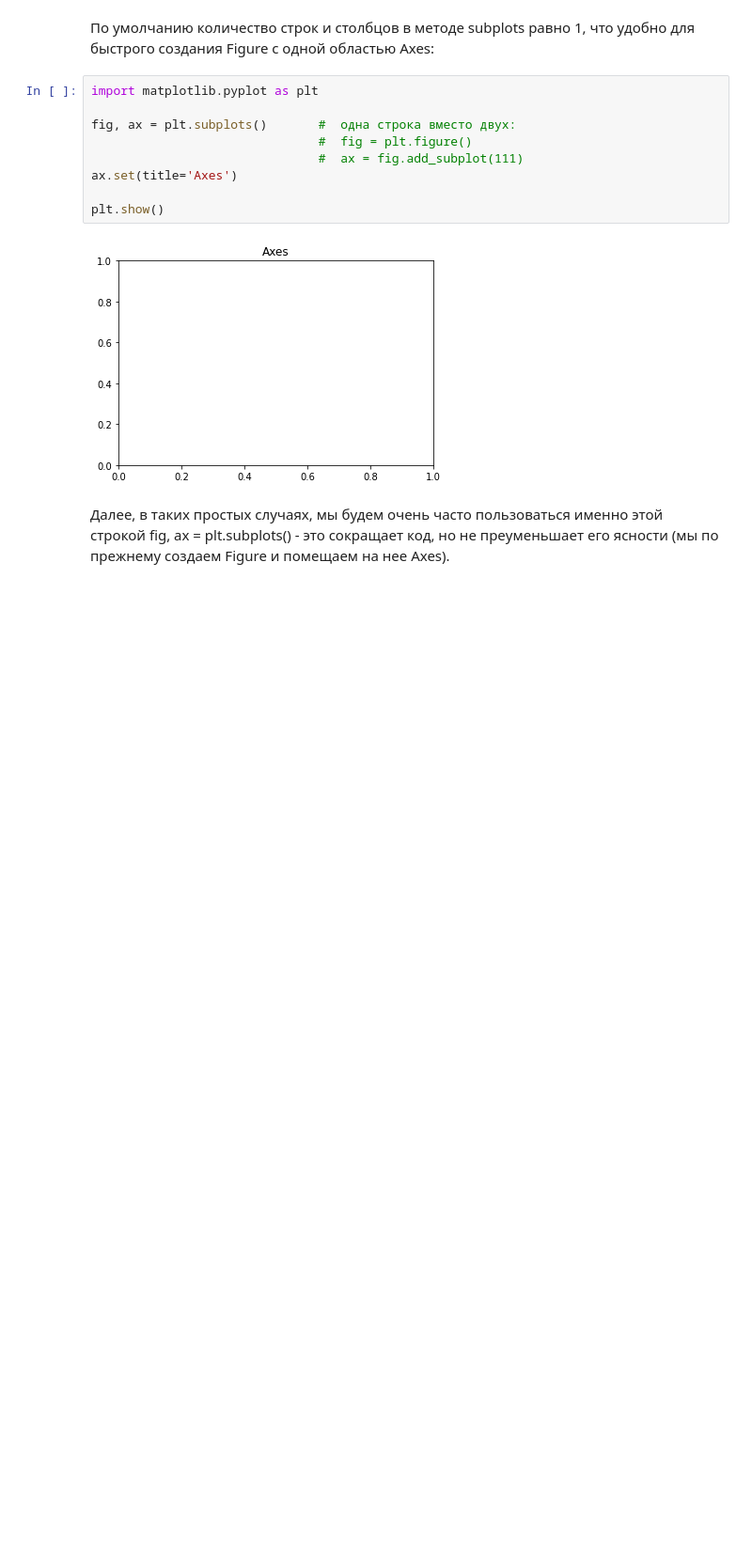
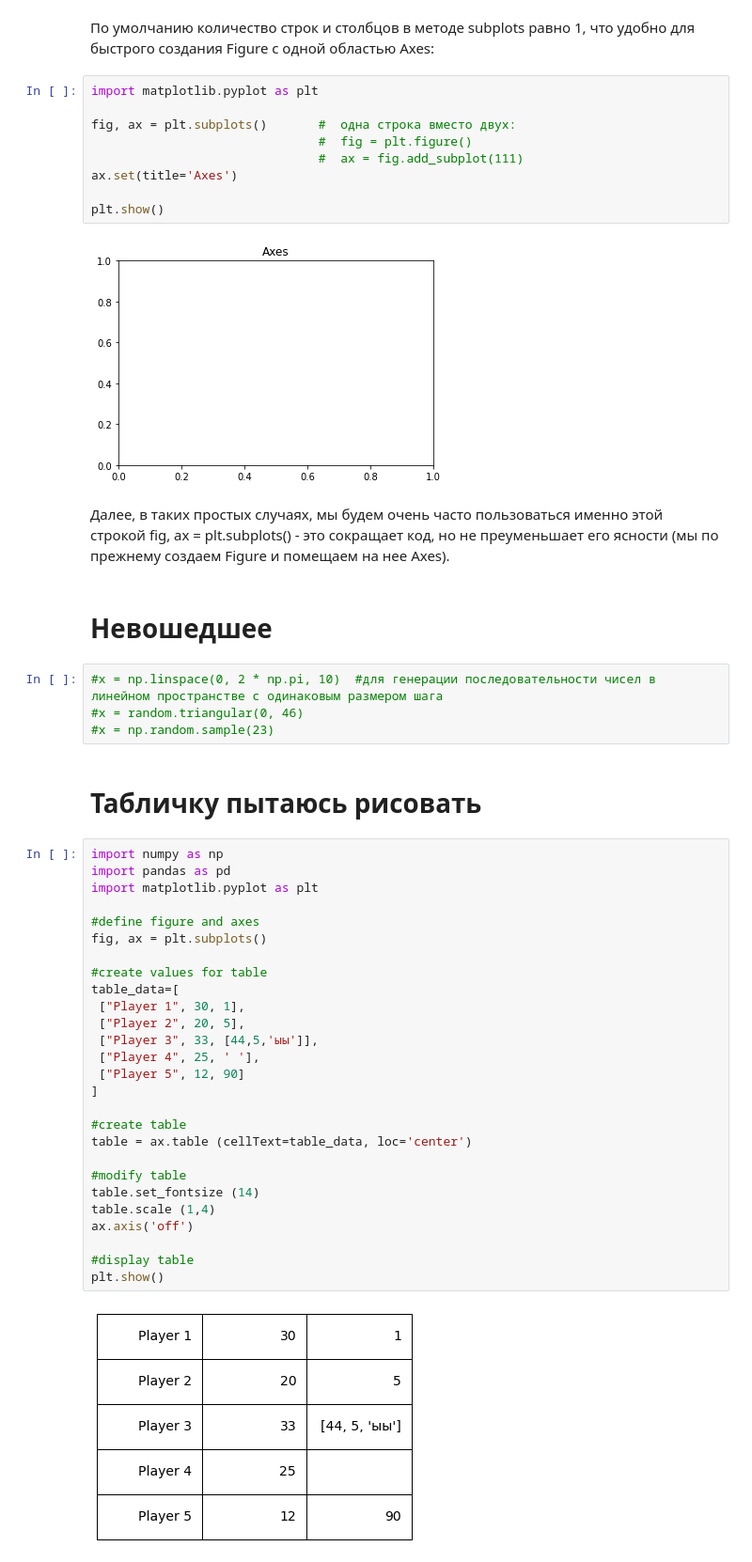
Before and after one commit to PolyanskayaP/FMMRAZ_6sem, a Jupyter notebook: prob_FMMRAZ.ipynb, the cells around one changed output. Shown at 94% size. Cells and saved outputs as stored; diff of their text form; blank space fills up the shorter version.

```diff
--- a/prob_FMMRAZ.ipynb
+++ b/prob_FMMRAZ.ipynb
@@ -240,3 +242,40 @@ plt.show()
 [figure]
 # %% [markdown]
 Далее, в таких простых случаях, мы будем очень часто пользоваться именно этой строкой fig, ax = plt.subplots() - это сокращает код, но не преуменьшает его ясности (мы по прежнему создаем Figure и помещаем на нее Axes).
+# %% [markdown]
+# Невошедшее
+# %%
+#x = np.linspace(0, 2 * np.pi, 10)  #для генерации последовательности чисел в линейном пространстве с одинаковым размером шага
+#x = random.triangular(0, 46)
+#x = np.random.sample(23)
+# %% [markdown]
+# Табличку пытаюсь рисовать
+# %%
+import numpy as np
+import pandas as pd
+import matplotlib.pyplot as plt
+
+#define figure and axes
+fig, ax = plt.subplots()
+
+#create values for table
+table_data=[
+ ["Player 1", 30, 1],
+ ["Player 2", 20, 5],
+ ["Player 3", 33, [44,5,'ыы']],
+ ["Player 4", 25, ' '],
+ ["Player 5", 12, 90]
+]
+
+#create table
+table = ax.table (cellText=table_data, loc='center')
+
+#modify table
+table.set_fontsize (14)
+table.scale (1,4)
+ax.axis('off')
+
+#display table
+plt.show()
+# %% [output]
+[figure, added]
```
Also changed, not shown: parts of 1 cell of this notebook.
